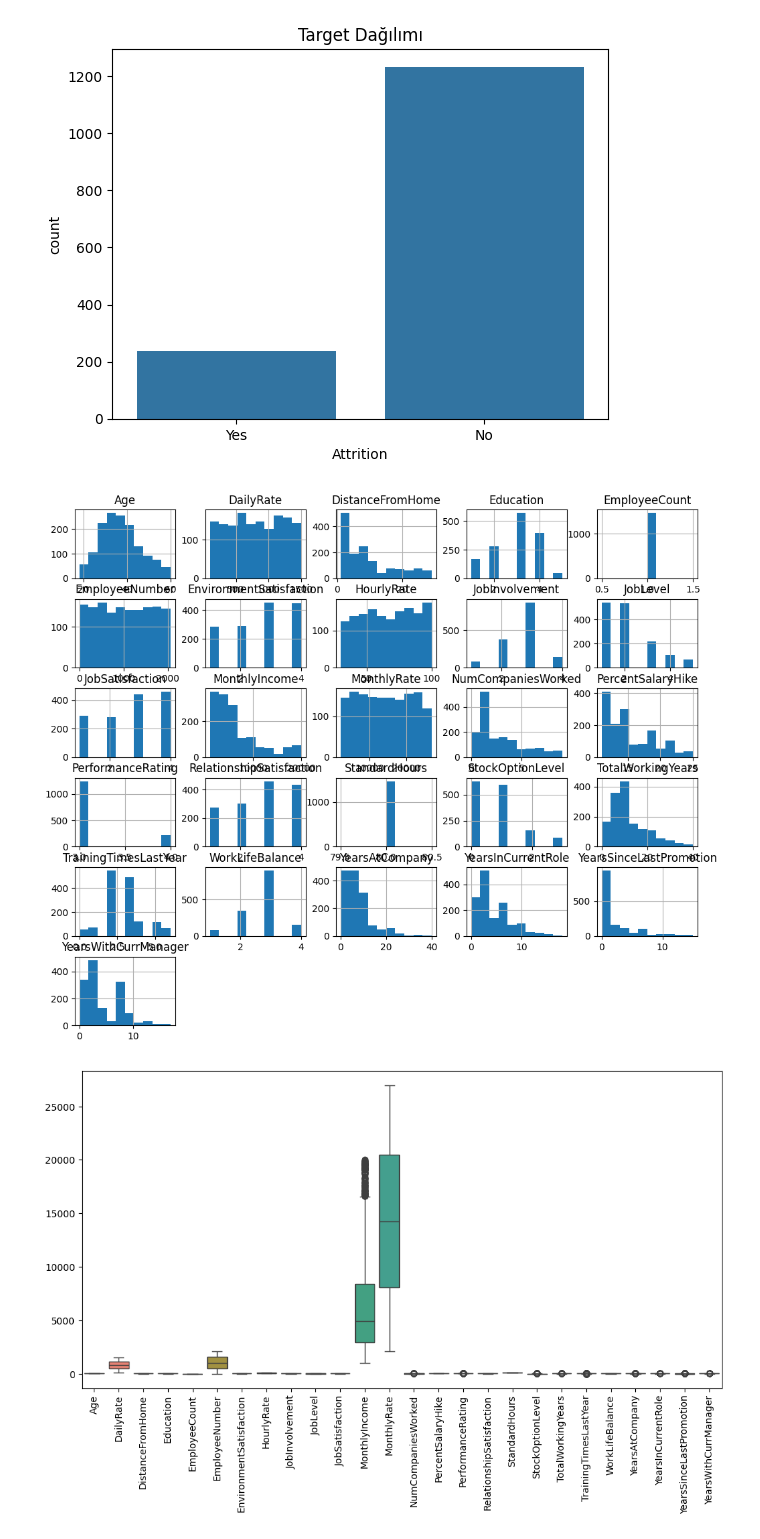
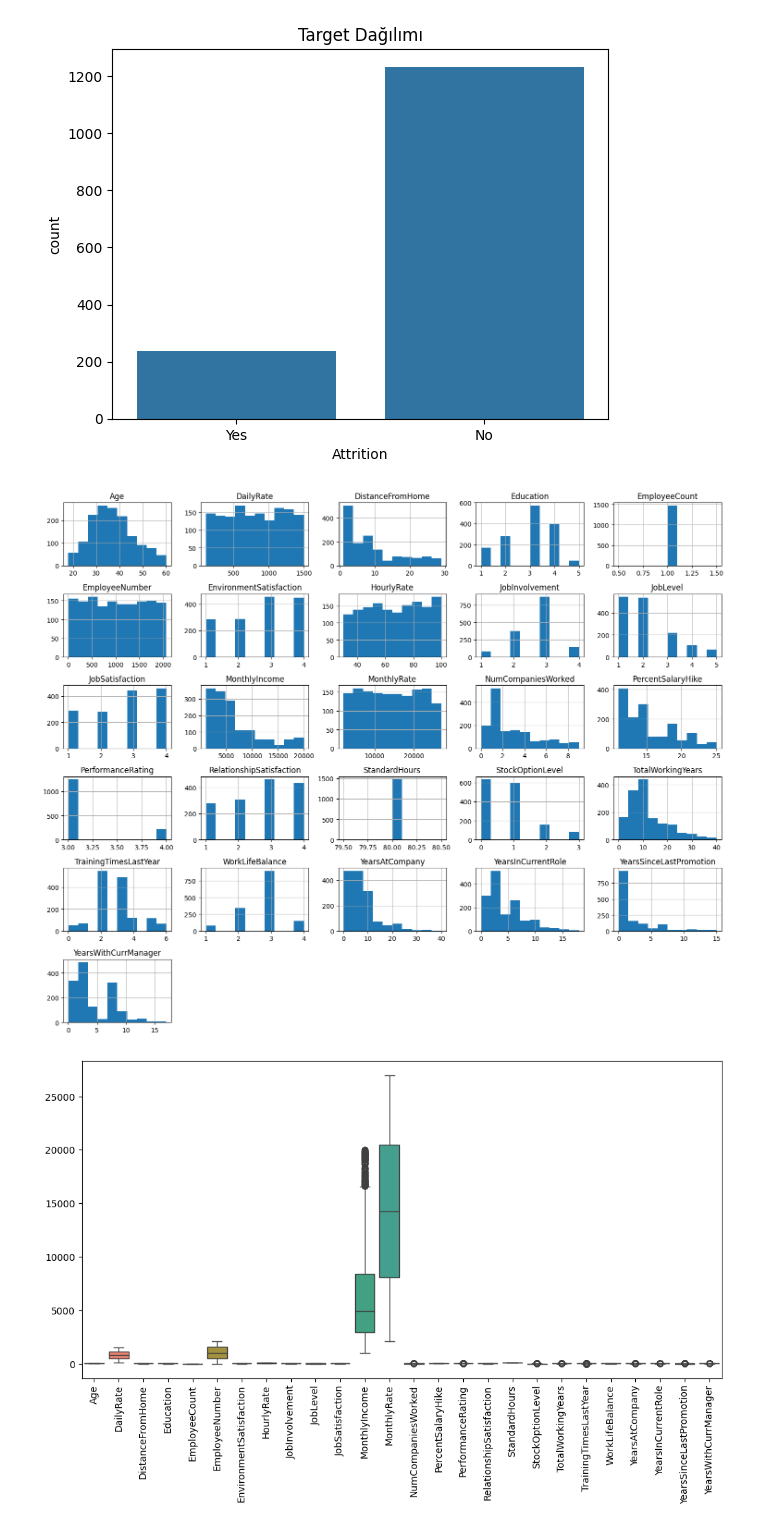
Before and after one commit to smyymrn8/Data_Analysis_Project_2026, a Jupyter notebook: notebooks/analysis.ipynb, the cells around one changed output. Drawn from its saved outputs; the diff is of its cells as text; code cells hidden in the pictures.

```diff
--- a/notebooks/analysis.ipynb
+++ b/notebooks/analysis.ipynb
@@ -136,8 +126,11 @@ plt.show()
 # %% [output]
 [figure]
 # %%
-df.hist(figsize=(12,10))
+# değişken dağılımları farklı görselleştirme teknikleriyle incelenebilir. Örneğin, sayısal sütunlar için histogramlar çizilebilir.
+
+df.hist(figsize=(15, 12)) # Boyutu biraz daha büyütmek her zaman iyidir
+plt.tight_layout() # SİHİRLİ SATIR: Başlıkları ve eksenleri birbirinden ayırır
 plt.show()
 # %% [output]
-[figure, old version]
+[figure, new version]
 # %%
```
Also changed, not shown: parts of 34 cells of this notebook.
